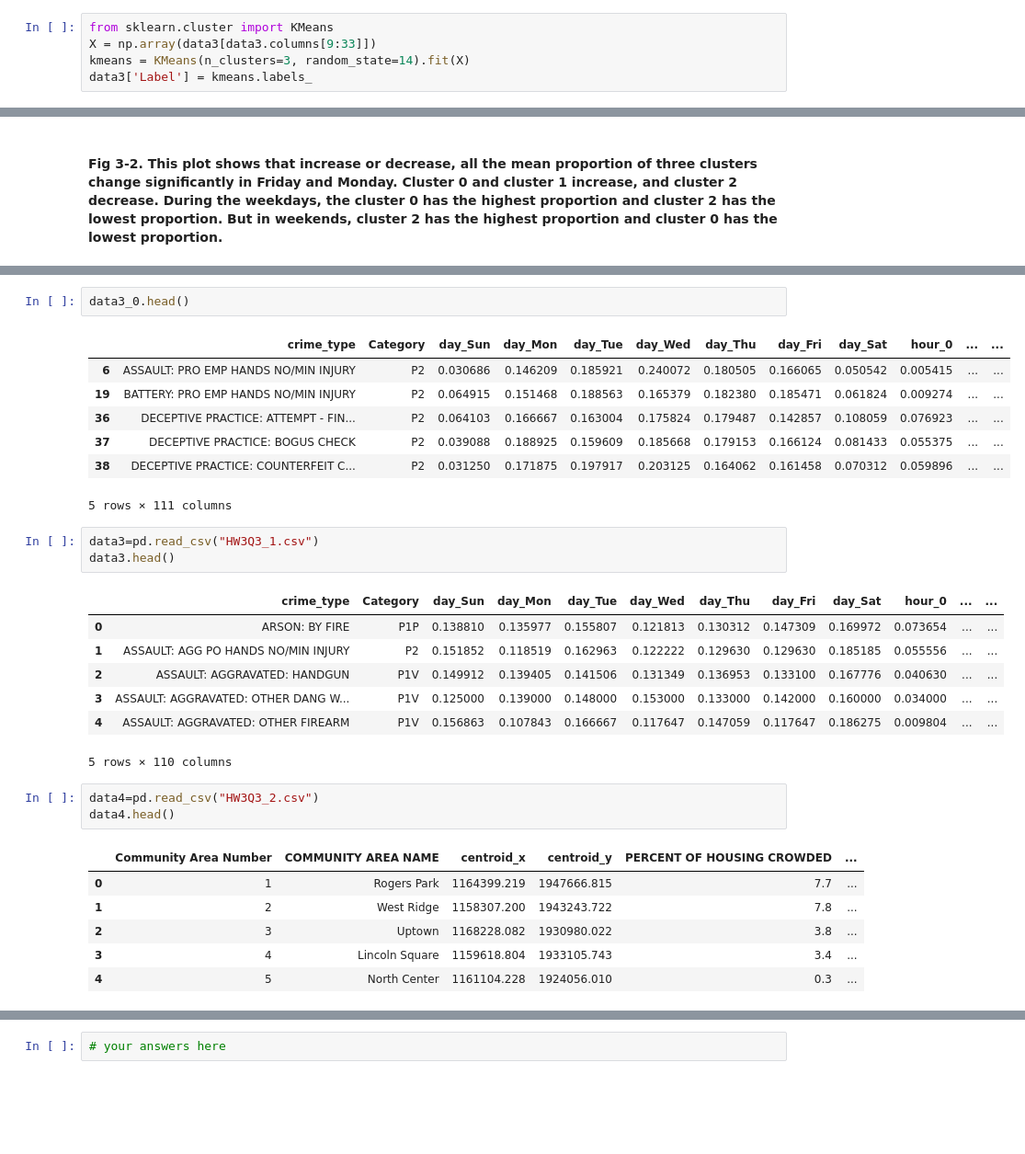
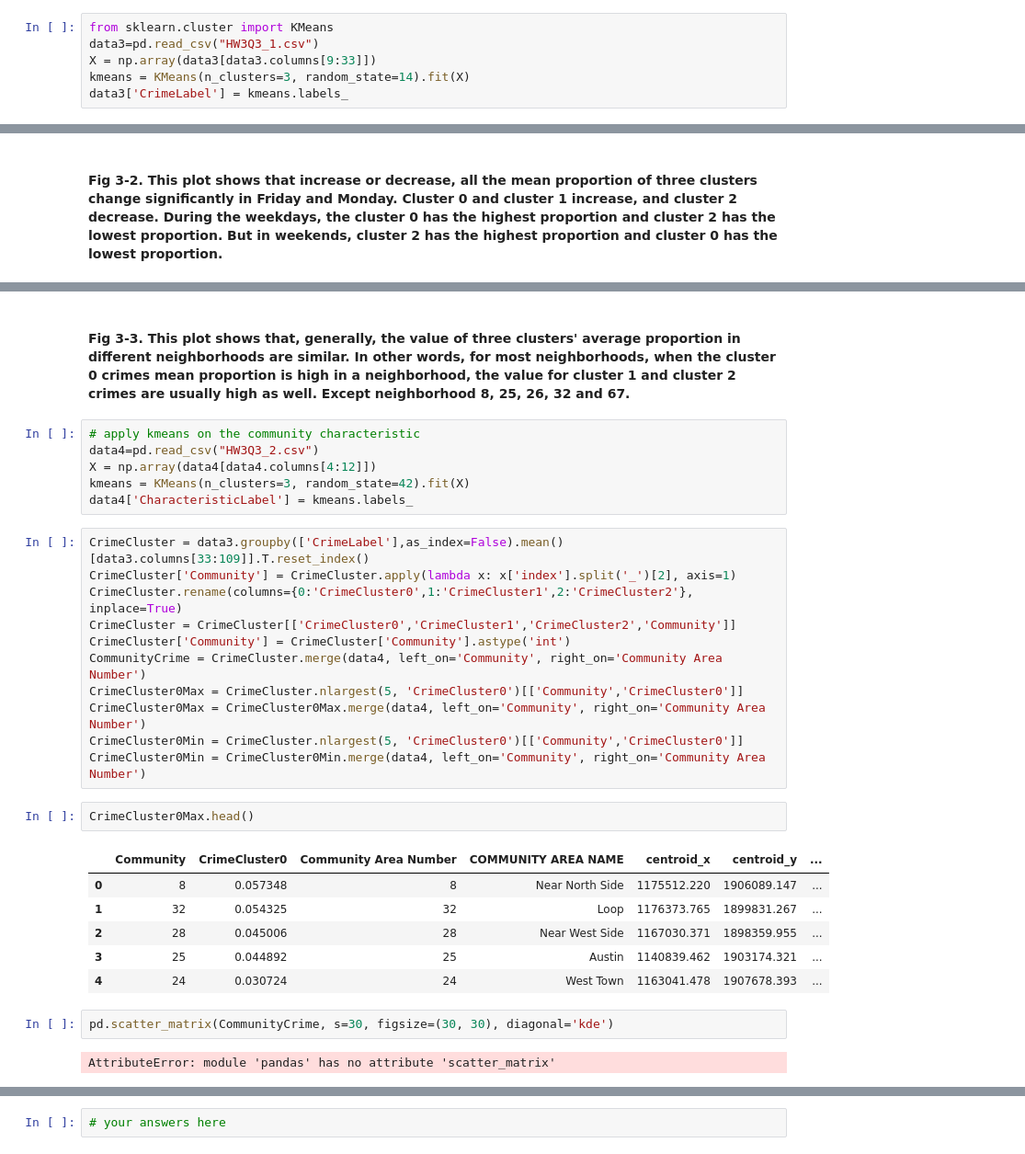
Before and after one commit to Mingyi1995/machine_learning_for_cities, a Jupyter notebook: HW3/MLC HW 3.ipynb, the cells around one changed output, grey strips where cells are left out. Shown: that part at 92% size. Cells and saved outputs as stored; diff of their text form; blank space fills up the shorter version.

```diff
--- a/HW3/MLC HW 3.ipynb
+++ b/HW3/MLC HW 3.ipynb
@@ -189,6 +183,7 @@ f) How well do the three groups formed by clustering hour-of-day trends correspo
 g) For part g, you will use the same dataset to compare the clusters produced by several different methods.  But this time you should cluster using only the _day-of-week_ (not hour-of-day) attributes (day_Sun..day_Sat).  Please perform four different clusterings using (i) k-means, (ii) Gaussian mixture models, (iii) Bottom-up hierarchical clustering with "single link" distance metric, and (iv) Bottom-up hierarchical clustering with "complete link" distance metric.  In each case, you should choose the number of clusters using the silhouette method (or another established method of your choice- please specify).  For each clustering, report the number of clusters formed and the number of elements in each cluster. You should also identify any notable similarities or differences between the clusterings. (20 pts)
 # %%
 from sklearn.cluster import KMeans
+data3=pd.read_csv("HW3Q3_1.csv")
 X = np.array(data3[data3.columns[9:33]])
 kmeans = KMeans(n_clusters=3, random_state=14).fit(X)
-data3['Label'] = kmeans.labels_
+data3['CrimeLabel'] = kmeans.labels_
@@ -262,31 +281,32 @@ Text(0.5, 1.0, "Each Cluster's Mean Value for Day of Week  Figure 3-2")
+# %% [markdown]
+#### Fig 3-3. This plot shows that, generally, the value of three clusters' average proportion in different neighborhoods are similar. In other words, for most neighborhoods, when the cluster 0 crimes mean proportion is high in a neighborhood, the value for cluster 1 and cluster 2 crimes are usually high as well. Except neighborhood 8, 25, 26, 32 and 67.
+# %%
+# apply kmeans on the community characteristic
+data4=pd.read_csv("HW3Q3_2.csv")
+X = np.array(data4[data4.columns[4:12]])
+kmeans = KMeans(n_clusters=3, random_state=42).fit(X)
+data4['CharacteristicLabel'] = kmeans.labels_
+# %%
+CrimeCluster = data3.groupby(['CrimeLabel'],as_index=False).mean()[data3.columns[33:109]].T.reset_index()
+CrimeCluster['Community'] = CrimeCluster.apply(lambda x: x['index'].split('_')[2], axis=1)
+CrimeCluster.rename(columns={0:'CrimeCluster0',1:'CrimeCluster1',2:'CrimeCluster2'}, inplace=True)
+CrimeCluster = CrimeCluster[['CrimeCluster0','CrimeCluster1','CrimeCluster2','Community']]
+CrimeCluster['Community'] = CrimeCluster['Community'].astype('int')
+CommunityCrime = CrimeCluster.merge(data4, left_on='Community', right_on='Community Area Number')
+CrimeCluster0Max = CrimeCluster.nlargest(5, 'CrimeCluster0')[['Community','CrimeCluster0']]
+CrimeCluster0Max = CrimeCluster0Max.merge(data4, left_on='Community', right_on='Community Area Number')
+CrimeCluster0Min = CrimeCluster.nlargest(5, 'CrimeCluster0')[['Community','CrimeCluster0']]
+CrimeCluster0Min = CrimeCluster0Min.merge(data4, left_on='Community', right_on='Community Area Number')
 # %%
-data3_0.head()
+CrimeCluster0Max.head()
 # %% [output]
-|  | crime_type | Category | day_Sun | day_Mon | day_Tue | day_Wed | day_Thu | day_Fri | day_Sat | hour_0 | ... | ... |
-| 6 | ASSAULT: PRO EMP HANDS NO/MIN INJURY | P2 | 0.030686 | 0.146209 | 0.185921 | 0.240072 | 0.180505 | 0.166065 | 0.050542 | 0.005415 | ... | ... |
-| 19 | BATTERY: PRO EMP HANDS NO/MIN INJURY | P2 | 0.064915 | 0.151468 | 0.188563 | 0.165379 | 0.182380 | 0.185471 | 0.061824 | 0.009274 | ... | ... |
-| 36 | DECEPTIVE PRACTICE: ATTEMPT - FIN... | P2 | 0.064103 | 0.166667 | 0.163004 | 0.175824 | 0.179487 | 0.142857 | 0.108059 | 0.076923 | ... | ... |
-| 37 | DECEPTIVE PRACTICE: BOGUS CHECK | P2 | 0.039088 | 0.188925 | 0.159609 | 0.185668 | 0.179153 | 0.166124 | 0.081433 | 0.055375 | ... | ... |
-| 38 | DECEPTIVE PRACTICE: COUNTERFEIT C... | P2 | 0.031250 | 0.171875 | 0.197917 | 0.203125 | 0.164062 | 0.161458 | 0.070312 | 0.059896 | ... | ... |
+|  | Community | CrimeCluster0 | Community Area Number | COMMUNITY AREA NAME | centroid_x | centroid_y | ... |
+| 0 | 8 | 0.057348 | 8 | Near North Side | 1175512.220 | 1906089.147 | ... |
+| 1 | 32 | 0.054325 | 32 | Loop | 1176373.765 | 1899831.267 | ... |
+| 2 | 28 | 0.045006 | 28 | Near West Side | 1167030.371 | 1898359.955 | ... |
+| 3 | 25 | 0.044892 | 25 | Austin | 1140839.462 | 1903174.321 | ... |
+| 4 | 24 | 0.030724 | 24 | West Town | 1163041.478 | 1907678.393 | ... |
-5 rows × 111 columns
-# %%
-data3=pd.read_csv("HW3Q3_1.csv")
-data3.head()
-# %% [output]
-|  | crime_type | Category | day_Sun | day_Mon | day_Tue | day_Wed | day_Thu | day_Fri | day_Sat | hour_0 | ... | ... |
-| 0 | ARSON: BY FIRE | P1P | 0.138810 | 0.135977 | 0.155807 | 0.121813 | 0.130312 | 0.147309 | 0.169972 | 0.073654 | ... | ... |
-| 1 | ASSAULT: AGG PO HANDS NO/MIN INJURY | P2 | 0.151852 | 0.118519 | 0.162963 | 0.122222 | 0.129630 | 0.129630 | 0.185185 | 0.055556 | ... | ... |
-| 2 | ASSAULT: AGGRAVATED: HANDGUN | P1V | 0.149912 | 0.139405 | 0.141506 | 0.131349 | 0.136953 | 0.133100 | 0.167776 | 0.040630 | ... | ... |
-| 3 | ASSAULT: AGGRAVATED: OTHER DANG W... | P1V | 0.125000 | 0.139000 | 0.148000 | 0.153000 | 0.133000 | 0.142000 | 0.160000 | 0.034000 | ... | ... |
-| 4 | ASSAULT: AGGRAVATED: OTHER FIREARM | P1V | 0.156863 | 0.107843 | 0.166667 | 0.117647 | 0.147059 | 0.117647 | 0.186275 | 0.009804 | ... | ... |
-5 rows × 110 columns
-# %%
-data4=pd.read_csv("HW3Q3_2.csv")
-data4.head()
-# %% [output]
-|  | Community Area Number | COMMUNITY AREA NAME | centroid_x | centroid_y | PERCENT OF HOUSING CROWDED | ... |
-| 0 | 1 | Rogers Park | 1164399.219 | 1947666.815 | 7.7 | ... |
-| 1 | 2 | West Ridge | 1158307.200 | 1943243.722 | 7.8 | ... |
-| 2 | 3 | Uptown | 1168228.082 | 1930980.022 | 3.8 | ... |
-| 3 | 4 | Lincoln Square | 1159618.804 | 1933105.743 | 3.4 | ... |
-| 4 | 5 | North Center | 1161104.228 | 1924056.010 | 0.3 | ... |
+# %%
+pd.scatter_matrix(CommunityCrime, s=30, figsize=(30, 30), diagonal='kde')
+# %% [output]
+AttributeError: module 'pandas' has no attribute 'scatter_matrix'
```
Also changed, not shown: parts of 9 cells of this notebook.
